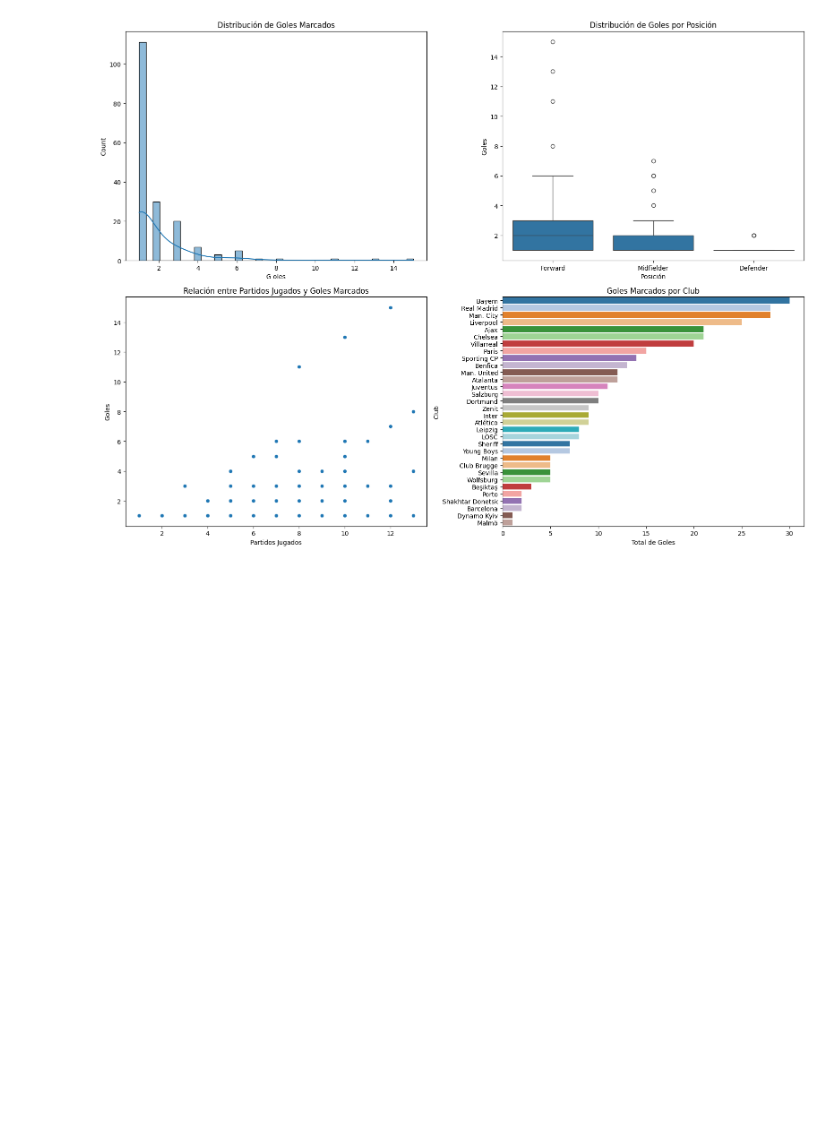
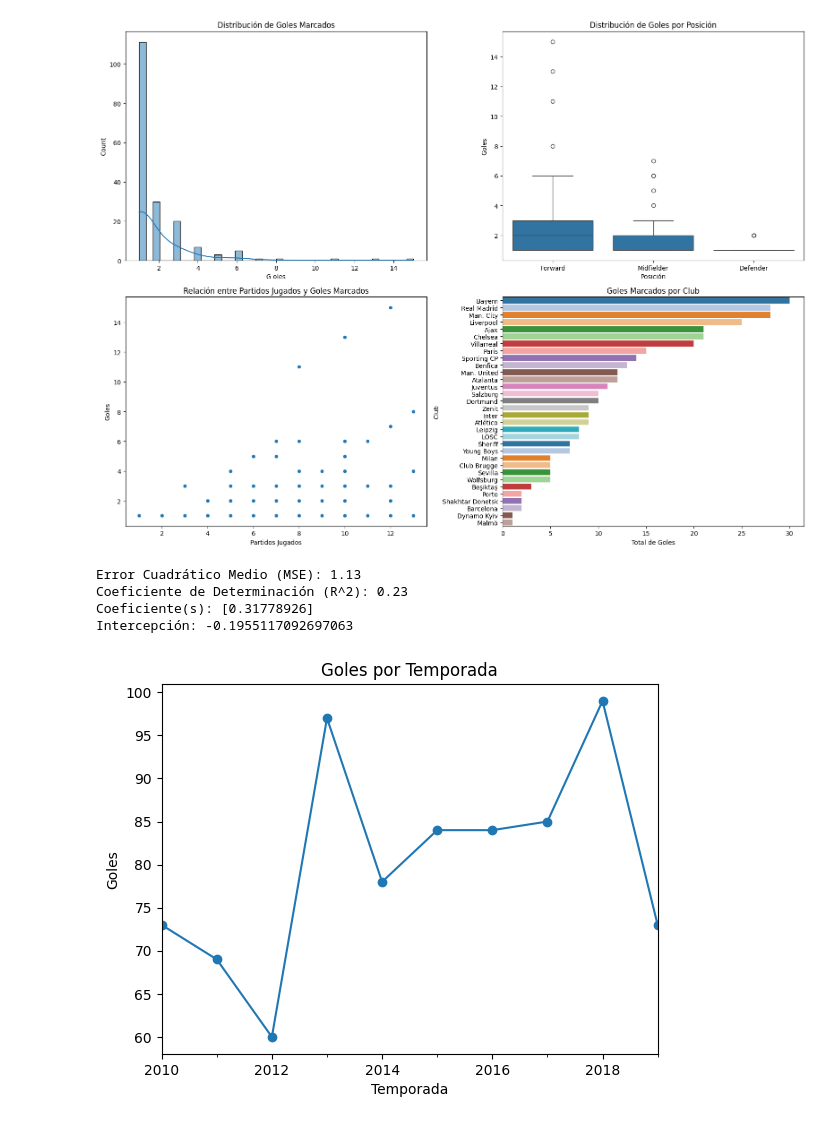
Before and after one commit to danielbolanosuax/GolesUEFA2022, a Jupyter notebook: UEFA.ipynb, the cells around one changed output. Saved outputs shown, nothing was run; the diff lists cells and outputs as text; code cells hidden in the pictures; blank space fills up the shorter version.

```diff
--- a/UEFA.ipynb
+++ b/UEFA.ipynb
@@ -217,3 +222,68 @@ Passing `palette` without assigning `hue` is deprecated and will be removed in v
 
   sns.barplot(x='goals', y='club', data=goles_por_club_sorted, palette='tab20', ax=axes[1, 1])
 [figure]
+# %%
+from sklearn.model_selection import train_test_split
+from sklearn.linear_model import LinearRegression
+from sklearn.metrics import mean_squared_error, r2_score
+import numpy as np
+import pandas as pd
+
+# Supongamos que df_goles_uefa ya ha sido preparado y está listo para el modelado
+# Si el DataFrame contiene más variables, seleccionamos solo las que necesitamos
+# Por simplicidad, usaremos 'match_played' como variable independiente y 'goals' como dependiente
+
+# Preparando los datos
+X = df_goles_uefa[['match_played']]  # Asegúrate de que 'match_played' esté en formato 2D
+y = df_goles_uefa['goals']
+
+# Dividir los datos en conjuntos de entrenamiento y prueba
+X_train, X_test, y_train, y_test = train_test_split(X, y, test_size=0.2, random_state=42)
+
+# Creando el modelo de regresión lineal
+model = LinearRegression()
+
+# Entrenando el modelo con los datos de entrenamiento
+model.fit(X_train, y_train)
+
+# Realizando predicciones con el conjunto de prueba
+y_pred = model.predict(X_test)
+
+# Calculando el error cuadrático medio (MSE) y el coeficiente de determinación (R^2)
+mse = mean_squared_error(y_test, y_pred)
+r2 = r2_score(y_test, y_pred)
+
+# Mostrando los resultados
+print(f"Error Cuadrático Medio (MSE): {mse:.2f}")
+print(f"Coeficiente de Determinación (R^2): {r2:.2f}")
+
+# Si necesitas examinar los coeficientes del modelo
+print(f"Coeficiente(s): {model.coef_}")
+print(f"Intercepción: {model.intercept_}")
+# %% [output]
+Error Cuadrático Medio (MSE): 1.13
+Coeficiente de Determinación (R^2): 0.23
+Coeficiente(s): [0.31778926]
+Intercepción: -0.1955117092697063
+# %%
+import pandas as pd
+import numpy as np
+import matplotlib.pyplot as plt
+from statsmodels.tsa.arima.model import ARIMA
+from statsmodels.graphics.tsaplots import plot_acf, plot_pacf
+
+# Simulando datos temporales para 10 temporadas
+temporadas = pd.date_range(start='2010', periods=10, freq='Y')
+goles = np.random.randint(50, 100, size=10)  # Supongamos entre 50 y 100 goles por temporada
+datos_simulados = pd.DataFrame({'Temporada': temporadas, 'Goles': goles})
+
+# Estableciendo 'Temporada' como el índice
+datos_simulados.set_index('Temporada', inplace=True)
+
+# Visualizando los datos
+datos_simulados['Goles'].plot(title='Goles por Temporada', marker='o')
+plt.xlabel('Temporada')
+plt.ylabel('Goles')
+plt.show()
+# %% [output]
+[figure, added]
```
Also changed, not shown: parts of 4 cells of this notebook.
